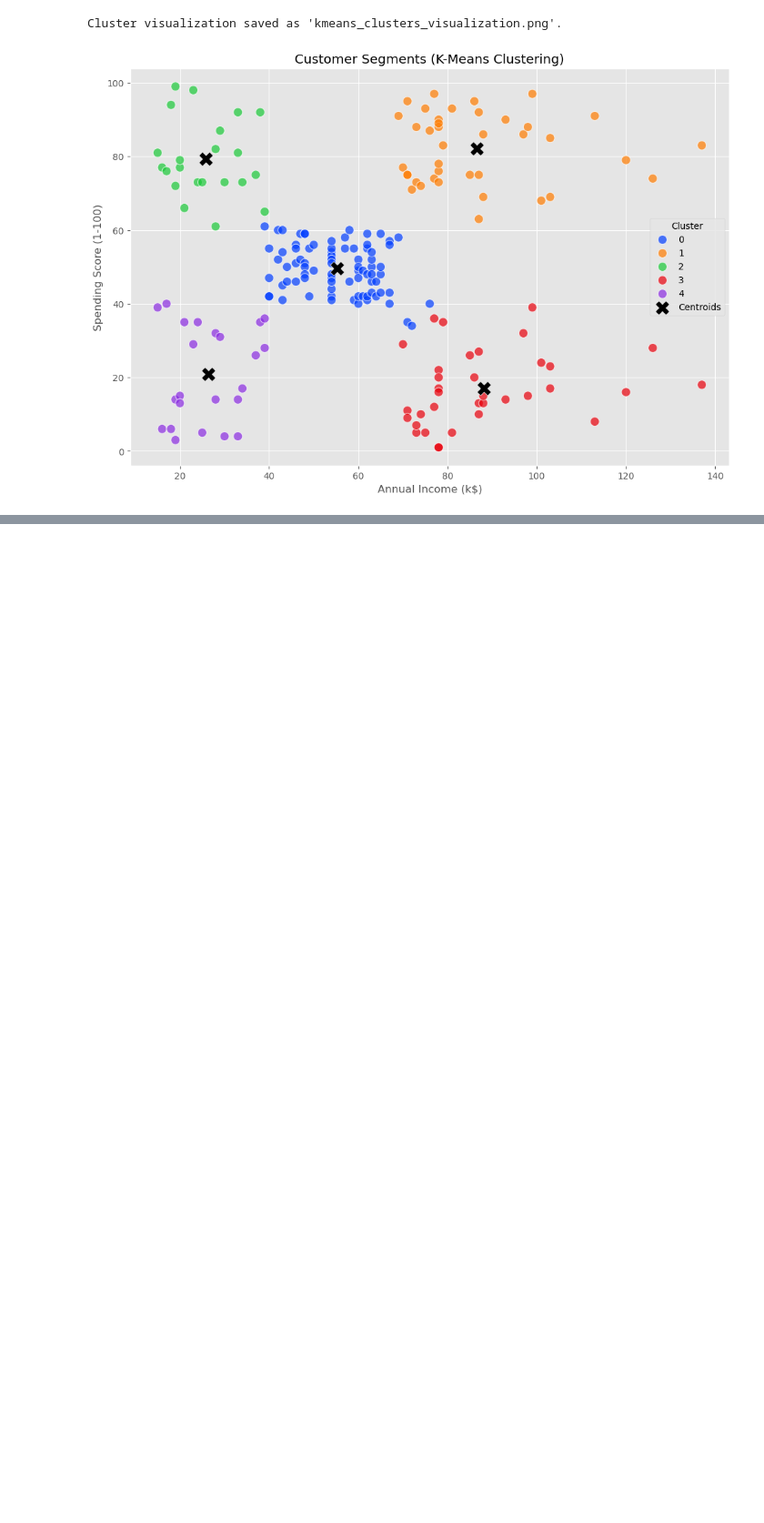
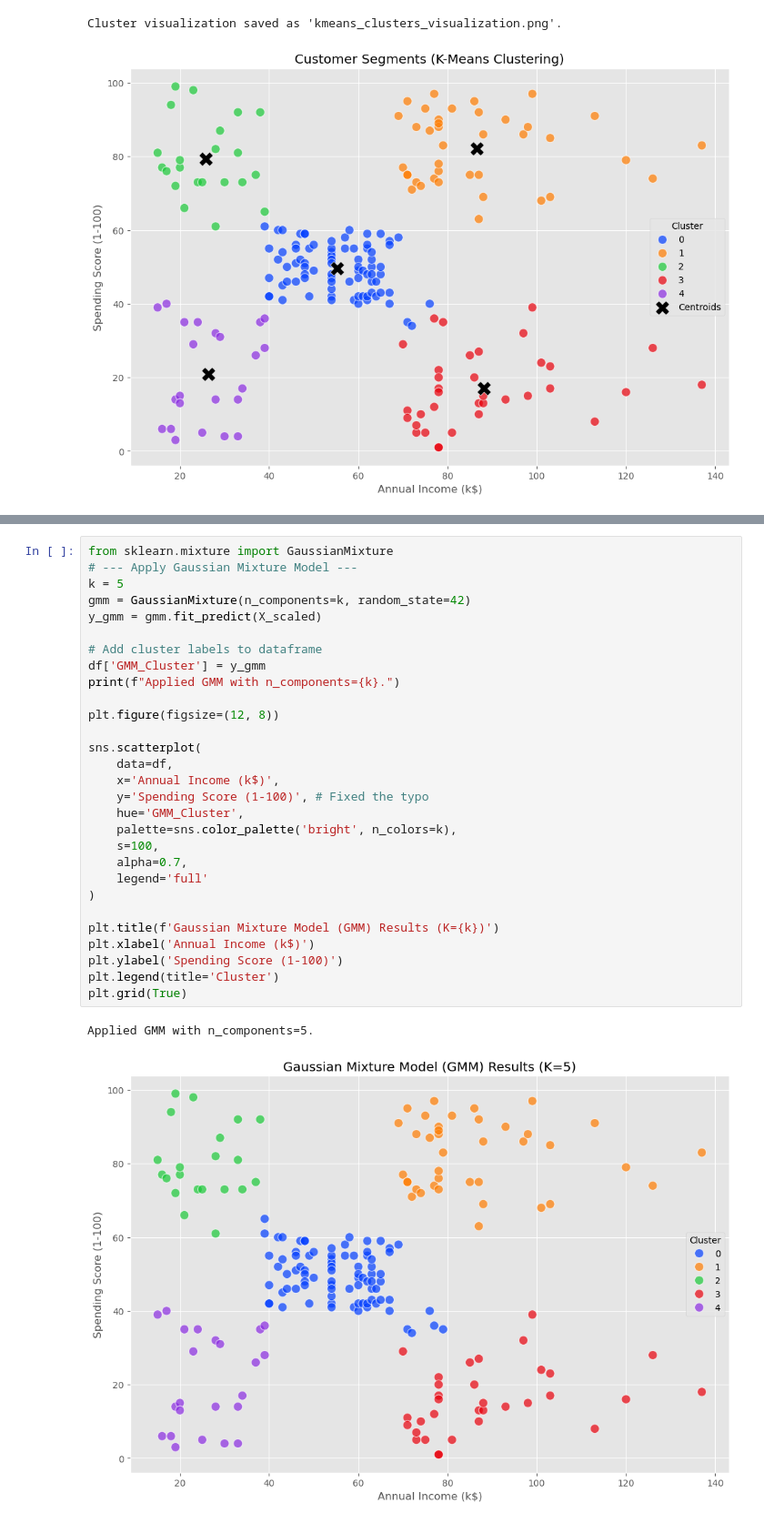
Before and after one commit to Hsin-thefirst/Datamining-Project-2, a Jupyter notebook: Kmeans.ipynb, the cells around one changed output, grey strips where cells are left out. Shown at 91% size. Drawn from its saved outputs; the diff is of its cells as text; blank space fills up the shorter version.

```diff
--- a/Kmeans.ipynb
+++ b/Kmeans.ipynb
@@ -275,0 +272,32 @@ Displaying Iteration 6...
+# %%
+from sklearn.mixture import GaussianMixture
+# --- Apply Gaussian Mixture Model ---
+k = 5
+gmm = GaussianMixture(n_components=k, random_state=42)
+y_gmm = gmm.fit_predict(X_scaled)
+
+# Add cluster labels to dataframe
+df['GMM_Cluster'] = y_gmm
+print(f"Applied GMM with n_components={k}.")
+
+plt.figure(figsize=(12, 8))
+
+sns.scatterplot(
+    data=df,
+    x='Annual Income (k$)',
+    y='Spending Score (1-100)', # Fixed the typo
+    hue='GMM_Cluster',
+    palette=sns.color_palette('bright', n_colors=k),
+    s=100,
+    alpha=0.7,
+    legend='full'
+)
+
+plt.title(f'Gaussian Mixture Model (GMM) Results (K={k})')
+plt.xlabel('Annual Income (k$)')
+plt.ylabel('Spending Score (1-100)')
+plt.legend(title='Cluster')
+plt.grid(True)
+# %% [output]
+Applied GMM with n_components=5.
+[figure, added]
```
Also changed, not shown: parts of 5 cells of this notebook, 3 other files.
